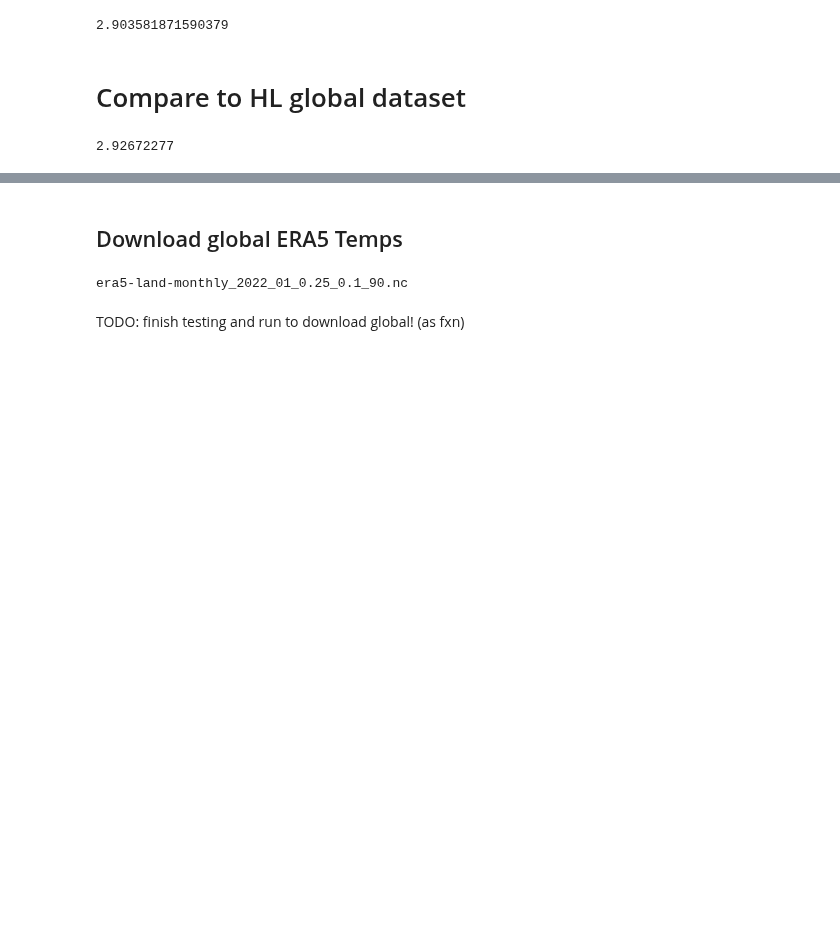
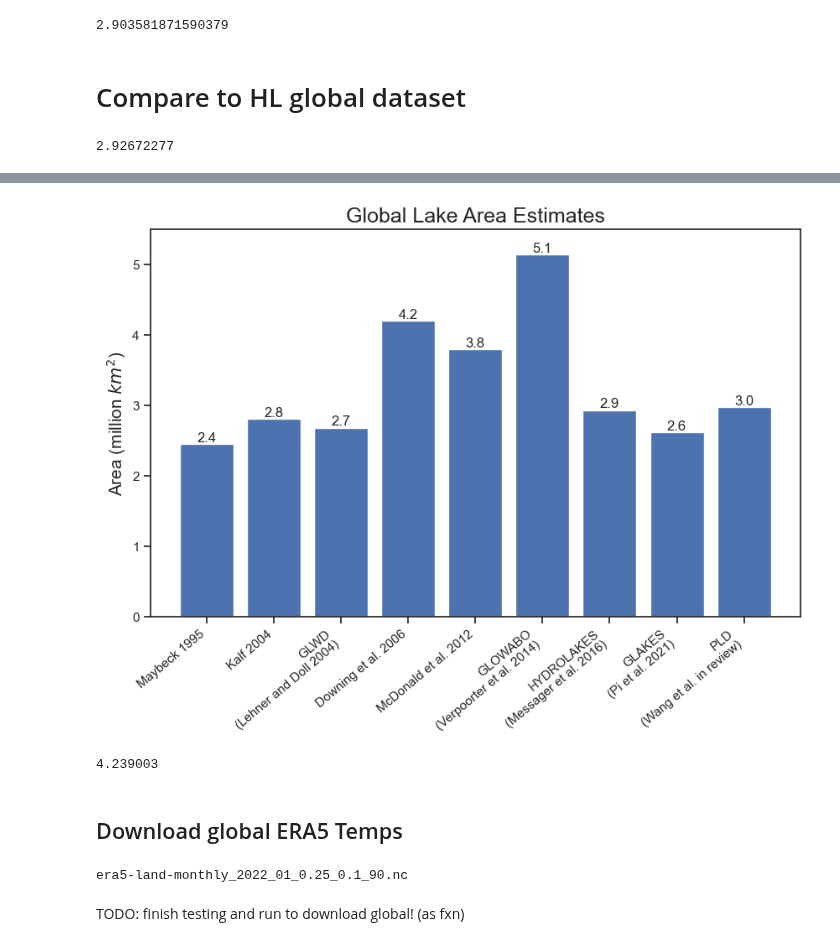
Before and after one commit to ekcomputer/lake-area, a Jupyter notebook: notebooks/global_plots.ipynb, the cells around one changed output, grey strips where cells are left out. Saved outputs shown, nothing was run; the diff lists cells and outputs as text; code cells hidden in the pictures; blank space fills up the shorter version.

```diff
--- a/notebooks/global_plots.ipynb
+++ b/notebooks/global_plots.ipynb
@@ -349,3 +385,44 @@ lad_hl.sumAreas(includeExtrap=False) / 1e6
+# %%
+# Modified in 2024 to rm rivers
+## See /Volumes/metis/global_lake_ch4/Global_lake_comparisons.xlsx
+y = [2.45, 2.803, 2.43+0.251, 4.2, 3.79, 4.76+0.377, 2.67+0.26, 2.612, 2.597+0.377] # Maybeck
+str_labels = [
+    'Maybeck 1995',  # ranges 2.3 - 2.6
+    'Kalf 2004', # > 1 km2
+    'GLWD\n(Lehner and Doll 2004)', # includes res
+    'Downing et al. 2006', # no res
+    'McDonald et al. 2012',  # McDonald uses Res
+    'GLOWABO\n(Verpoorter et al. 2014)', # including res here
+    'HYDROLAKES\n(Messager et al. 2016)',  # res, HL paper reports 2.67 M km2, but shapefile sums to 2.927 due to reservoirs
+    'GLAKES\n(Pi et al. 2021)', # res
+    'PLD\n(Wang et al. in review)' # res, Caspian added
+]
+
+# Plot
+plt.figure(figsize=(10, 6))
+bars = plt.bar(str_labels, y)
+
+# Adding data labels
+for bar in bars:
+    yval = bar.get_height()
+    plt.text(bar.get_x() + bar.get_width() / 2, yval, round(yval, 1),
+             verticalalignment='bottom', horizontalalignment='center',
+             fontsize=12)
+
+plt.ylabel('Area (million $km^2$)', fontsize=15)
+plt.xticks(rotation=40, ha='right')
+plt.title('Global Lake Area Estimates', fontsize=18)
+plt.ylim([0, 5.5])
+plt.show()
+# %% [output]
+[figure, added]
+# %%
+## Double check Downing number: It should read 4.24 Mkm2 (yep)
+import numpy as np
+d06 = [692600, 602100, 523400, 455100, 392362, 329816, 257856, 607650, 378119]
+np.sum(d06)/1e6
+# %% [output]
+4.239003
 # %% [markdown]
 ## Download global ERA5 Temps
 # %%
```
Also changed, not shown: parts of 4 cells of this notebook.
